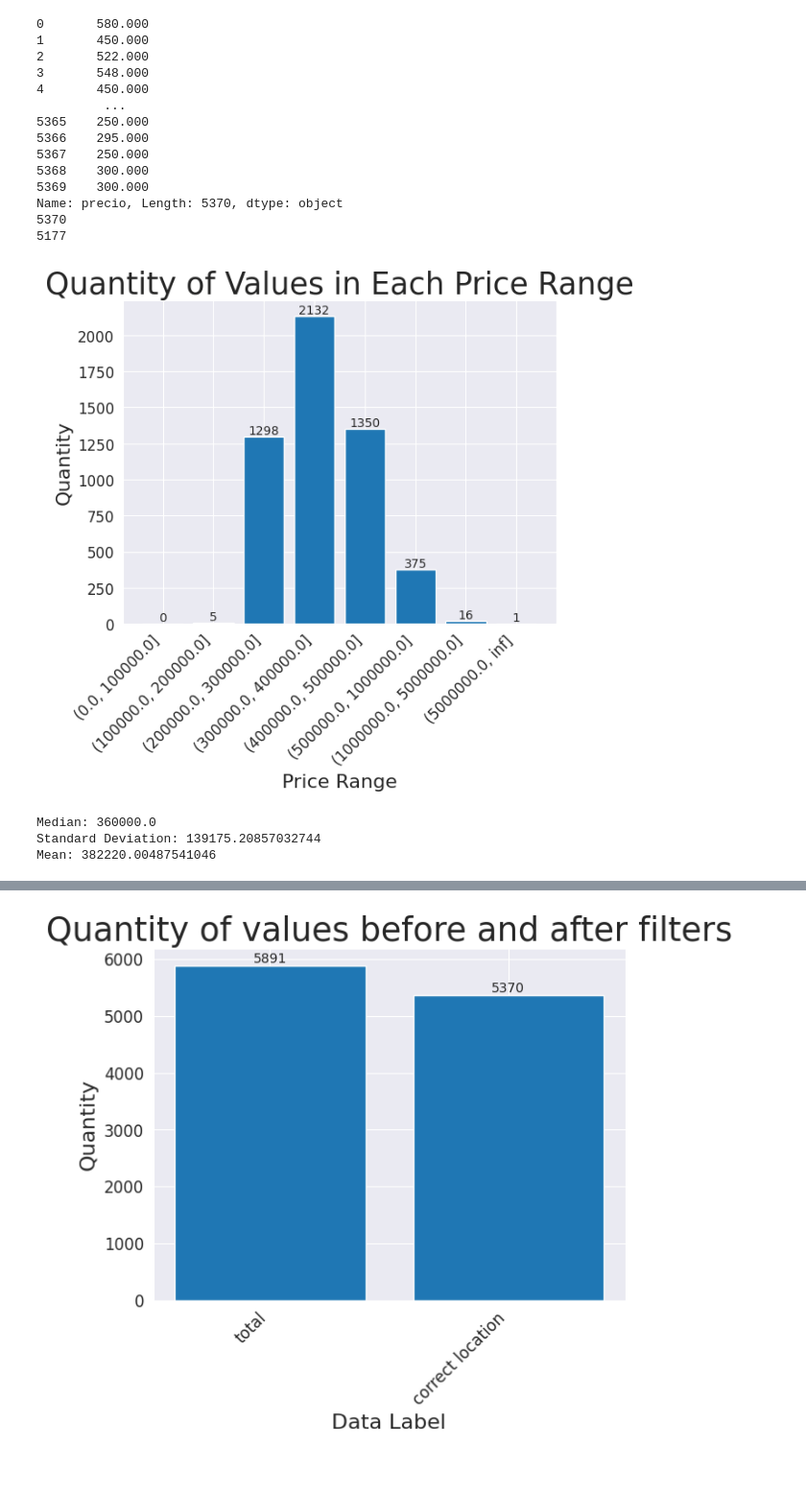
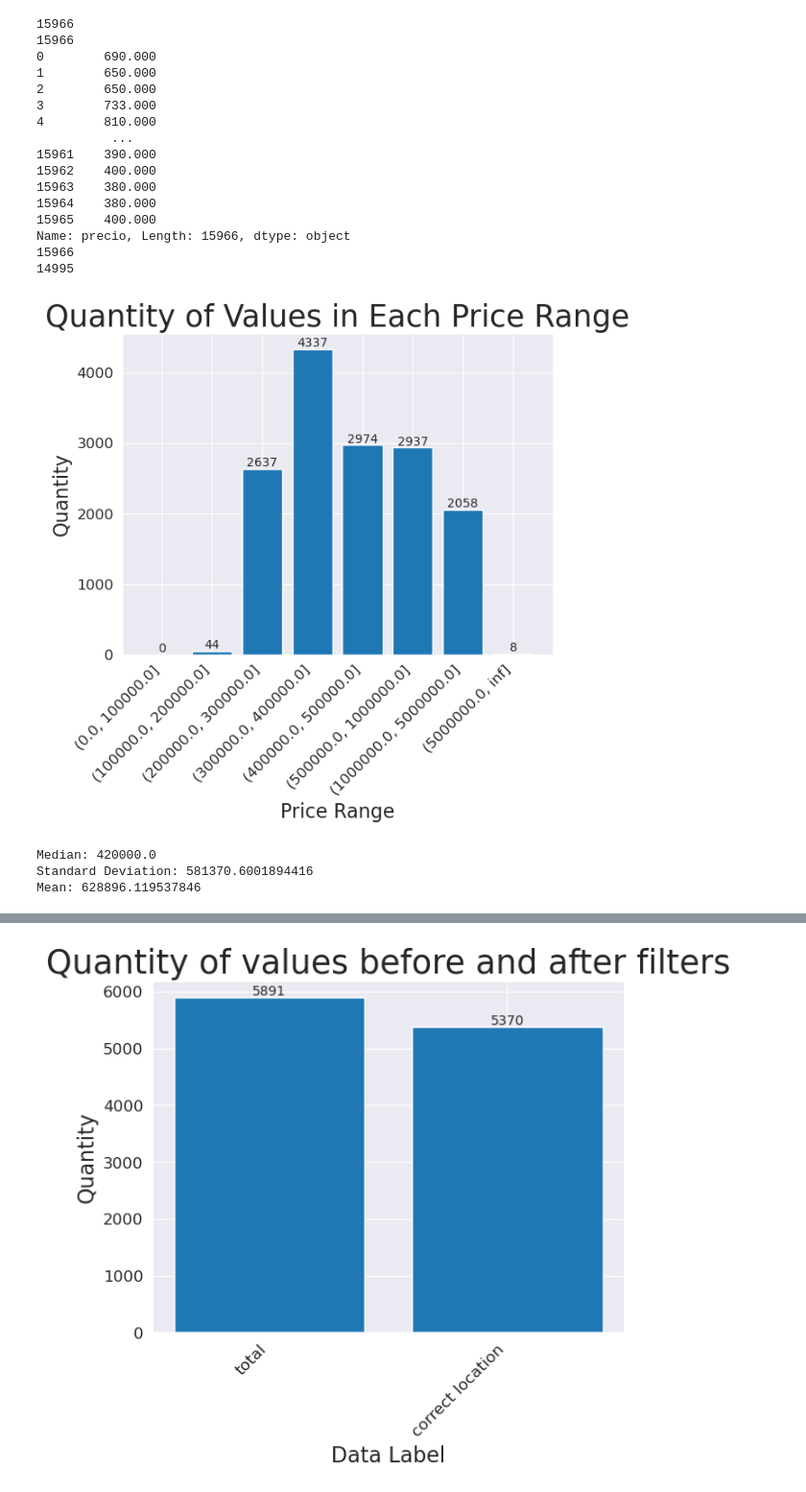
Before and after one commit to ignacioalbornoz/optimal-housing-points, a Jupyter notebook: web-scrapper/portalinmobiliario.com/plots.ipynb, the cells around one changed output, grey strips where cells are left out. Shown: that part at 96% size. Saved outputs shown, nothing was run; the diff lists cells and outputs as text; code cells hidden in the pictures.

Commit message:
dataset gran santiago filtered

```diff
--- a/web-scrapper/portalinmobiliario.com/plots.ipynb
+++ b/web-scrapper/portalinmobiliario.com/plots.ipynb
@@ -40,13 +40,17 @@ plt.rcParams.update(parameters)
 sns.set_style("darkgrid")
 # %%
 # Specify the file path or URL of the CSV file
-file_path = './data/santiago_total/combined.csv'
+file_path = './data/gran_santiago_total/gransantiago_locations_.csv'
 
 # Read the CSV file into a DataFrame
 combined_df = pd.read_csv(file_path)
-
+print(len(combined_df))
 # Data
 # Remove thousands separators
+# Convert the 'FloatColumn' to string
+combined_df = combined_df.dropna(subset=['precio'])
+print(len(combined_df))
+combined_df['precio'] = combined_df['precio'].astype(str)
 combined_df['precio'] = combined_df['precio'].apply(lambda x: x + '00' if x.endswith('.0') else x)
 
 print(combined_df['precio'])
@@ -81,48 +85,52 @@ price_counts = combined_df['precio_range'] .value_counts().sort_index()
 plt.bar(price_counts.index.astype(str), price_counts.values)
 
 # Add labels and title
 plt.xlabel('Price Range')
 plt.ylabel('Quantity')
 plt.title('Quantity of Values in Each Price Range')
 
 # Rotate and align the x-labels vertically
 plt.xticks(rotation=45, ha='right')
 # Add the exact values on top of each bar
 for i, v in enumerate(price_counts.values):
     plt.annotate(str(v), (i, v), ha='center', va='bottom')
 
 # Display the plot
 plt.show()
 
 
 # Calculate the median
 median_value = combined_df['precio'].median()
 
 # Calculate the standard deviation
 std_value = combined_df['precio'].std()
 
 # Calculate the mean
 mean_value = combined_df['precio'].mean()
 
 print("Median:", median_value)
 print("Standard Deviation:", std_value)
 print("Mean:", mean_value)
+
+combined_df.to_csv('./data/gran_santiago_total/'+'gransantiago_prices.csv',index=False)
 # %% [output]
-0       580.000
-1       450.000
-2       522.000
-3       548.000
-4       450.000
-         ...
-5365    250.000
-5366    295.000
-5367    250.000
-5368    300.000
-5369    300.000
-Name: precio, Length: 5370, dtype: object
-5370
-5177
+15966
+15966
+0        690.000
+1        650.000
+2        650.000
+3        733.000
+4        810.000
+          ...
+15961    390.000
+15962    400.000
+15963    380.000
+15964    380.000
+15965    400.000
+Name: precio, Length: 15966, dtype: object
+15966
+14995
-[figure, old version]
+[figure, new version]
-Median: 360000.0
-Standard Deviation: 139175.20857032744
-Mean: 382220.00487541046
+Median: 420000.0
+Standard Deviation: 581370.6001894416
+Mean: 628896.119537846
```
Also changed, not shown: parts of 4 cells of this notebook, 35 other files.
